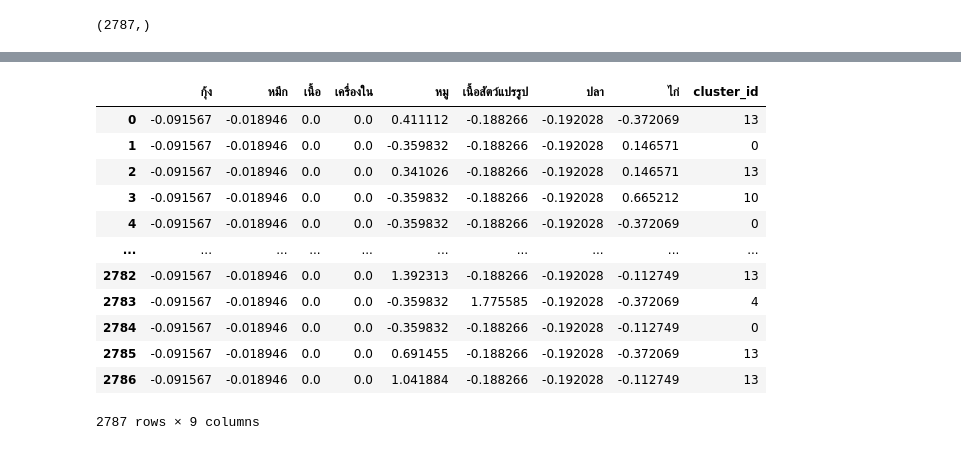
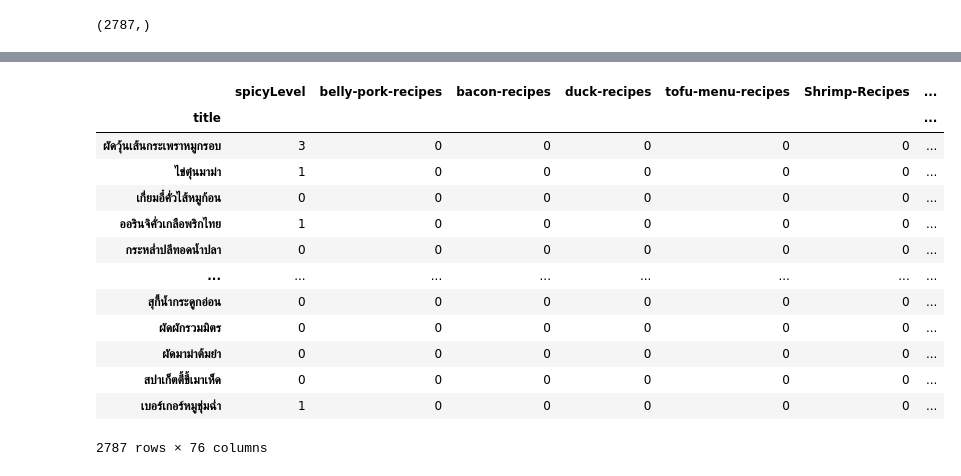
Before and after one commit to Kin-Arai-Dee/model, a Jupyter notebook: preprocess/7.classify_by_model.ipynb, the cells around one changed output, grey strips where cells are left out. Saved outputs shown, nothing was run; the diff lists cells and outputs as text; code cells hidden in the pictures.

```diff
--- a/preprocess/7.classify_by_model.ipynb
+++ b/preprocess/7.classify_by_model.ipynb
@@ -96,4 +154,4 @@ standardized_data.to_csv('../data/data_for_model_2.csv',index=False)
 # %%
-df = standardized_data
+# df = standardized_data
 df.head()
 # %% [output]
@@ -151,5 +212,5 @@ linkage_matrix = linkage(df, 'ward')
 # %%
-num_clusters = 100
+num_clusters = 50
 # %%
 from scipy.cluster.hierarchy import fcluster
 clusters = fcluster(linkage_matrix, num_clusters, criterion='maxclust')
@@ -245,8 +323,8 @@ df_normalized.describe()
 # %%
-max_k = 40
+max_k = 150
 sse = []
-for i in range(1, max_k):
-    kmeans = KMeans(n_clusters=i)
+for i in tqdm(range(1, max_k)):
+    kmeans = KMeans(n_clusters=i,n_init='auto')
     kmeans.fit(df_normalized)
     sse.append(kmeans.inertia_)
 plt.plot(range(1, max_k), sse)
@@ -261,13 +339,13 @@ from sklearn.metrics import silhouette_score
 # %%
 silhouette_scores = []
 
-for i in range(2, 20):
+for i in range(2, 150):
     kmeans = KMeans(n_clusters=i, init='k-means++', max_iter=300, n_init=10, random_state=0)
     kmeans.fit(df)
     silhouette_scores.append(silhouette_score(df, kmeans.labels_))
 
 # Plot the Silhouette scores
-plt.plot(range(2, 20), silhouette_scores)
+plt.plot(range(2, 150), silhouette_scores)
 plt.title('Silhouette Analysis')
 plt.xlabel('Number of clusters')
 plt.ylabel('Silhouette Coefficient')
@@ -277,23 +353,24 @@ plt.show()
 # %%
 # Choose value for k
-k = 14
-kmeans = KMeans(n_clusters=k)
+k = 48
+kmeans = KMeans(n_clusters=k,n_init=10)
 kmeans.fit(df_normalized)
 
 cluster_predictions = kmeans.predict(df_normalized)
 df['cluster_id'] = cluster_predictions
 df
 # %% [output]
-|  | กุ้ง | หมึก | เนื้อ | เครื่องใน | หมู | เนื้อสัตว์แปรรูป | ปลา | ไก่ | cluster_id |
-| 0 | -0.091567 | -0.018946 | 0.0 | 0.0 | 0.411112 | -0.188266 | -0.192028 | -0.372069 | 13 |
-| 1 | -0.091567 | -0.018946 | 0.0 | 0.0 | -0.359832 | -0.188266 | -0.192028 | 0.146571 | 0 |
-| 2 | -0.091567 | -0.018946 | 0.0 | 0.0 | 0.341026 | -0.188266 | -0.192028 | 0.146571 | 13 |
-| 3 | -0.091567 | -0.018946 | 0.0 | 0.0 | -0.359832 | -0.188266 | -0.192028 | 0.665212 | 10 |
-| 4 | -0.091567 | -0.018946 | 0.0 | 0.0 | -0.359832 | -0.188266 | -0.192028 | -0.372069 | 0 |
-| ... | ... | ... | ... | ... | ... | ... | ... | ... | ... |
-| 2782 | -0.091567 | -0.018946 | 0.0 | 0.0 | 1.392313 | -0.188266 | -0.192028 | -0.112749 | 13 |
-| 2783 | -0.091567 | -0.018946 | 0.0 | 0.0 | -0.359832 | 1.775585 | -0.192028 | -0.372069 | 4 |
-| 2784 | -0.091567 | -0.018946 | 0.0 | 0.0 | -0.359832 | -0.188266 | -0.192028 | -0.112749 | 0 |
-| 2785 | -0.091567 | -0.018946 | 0.0 | 0.0 | 0.691455 | -0.188266 | -0.192028 | -0.372069 | 13 |
-| 2786 | -0.091567 | -0.018946 | 0.0 | 0.0 | 1.041884 | -0.188266 | -0.192028 | -0.112749 | 13 |
+|  | spicyLevel | belly-pork-recipes | bacon-recipes | duck-recipes | tofu-menu-recipes | Shrimp-Recipes | ... |
+| title |  |  |  |  |  |  | ... |
+| ผัดวุ้นเส้นกระเพราหมูกรอบ | 3 | 0 | 0 | 0 | 0 | 0 | ... |
+| ไข่ตุ๋นมาม่า | 1 | 0 | 0 | 0 | 0 | 0 | ... |
+| เกี่ยมอี๋คั่วไส้หมูก้อน | 0 | 0 | 0 | 0 | 0 | 0 | ... |
+| ออรินจิคั่วเกลือพริกไทย | 1 | 0 | 0 | 0 | 0 | 0 | ... |
+| กระหล่ำปลีทอดน้ำปลา | 0 | 0 | 0 | 0 | 0 | 0 | ... |
+| ... | ... | ... | ... | ... | ... | ... | ... |
+| สุกี้น้ำกระดูกอ่อน | 0 | 0 | 0 | 0 | 0 | 0 | ... |
+| ผัดผักรวมมิตร | 0 | 0 | 0 | 0 | 0 | 0 | ... |
+| ผัดมาม่าต้มยำ | 0 | 0 | 0 | 0 | 0 | 0 | ... |
+| สปาเก็ตตี้ขี้เมาเห็ด | 0 | 0 | 0 | 0 | 0 | 0 | ... |
+| เบอร์เกอร์หมูชุ่มฉ่ำ | 1 | 0 | 0 | 0 | 0 | 0 | ... |
-2787 rows × 9 columns
+2787 rows × 76 columns
```
Also changed, not shown: parts of 52 cells of this notebook, 18 other files.
